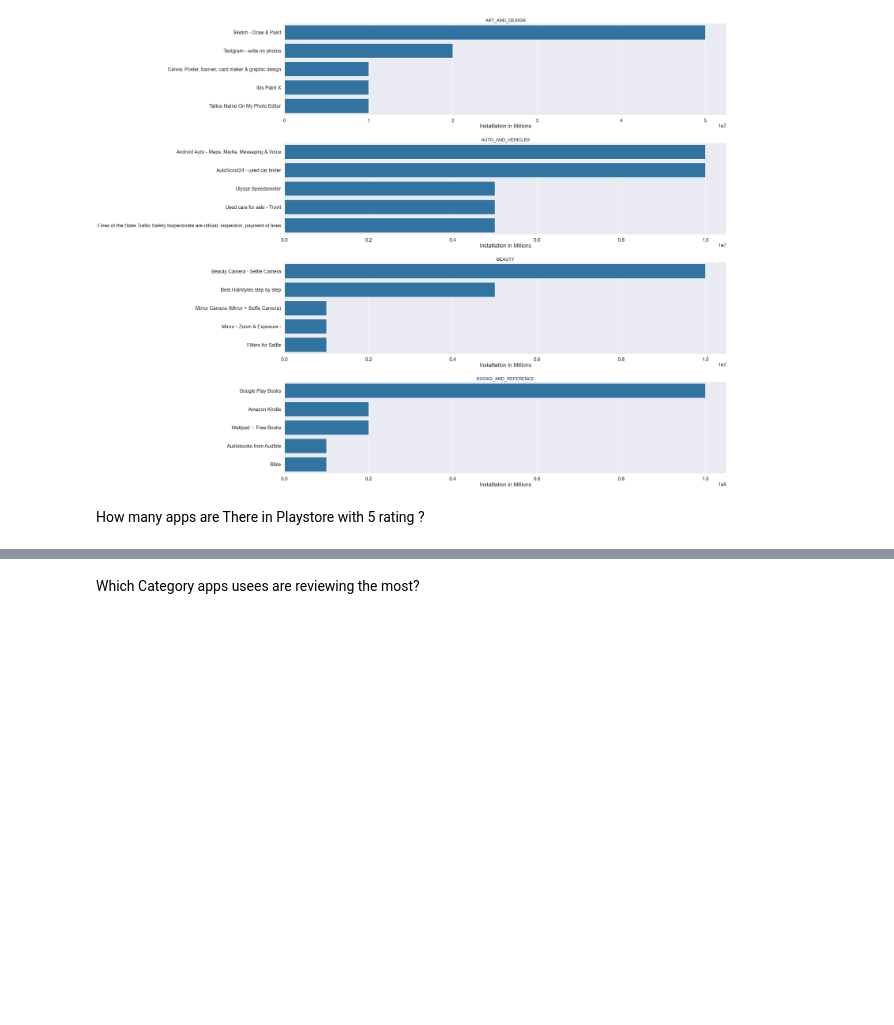
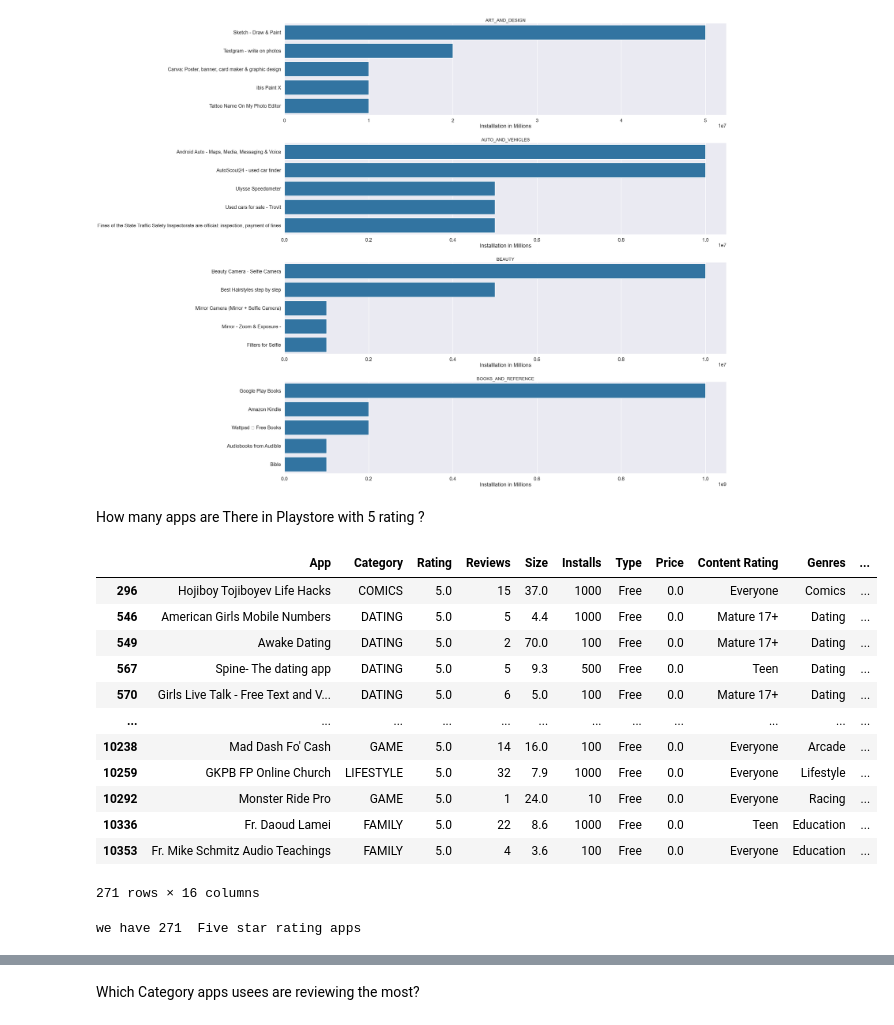
Before and after one commit to FairozAhmadSheikh/ML_bootcamp, a Jupyter notebook: Exploratory_DataAnalysis/Eda_Assignment.ipynb, the cells around one changed output, grey strips where cells are left out. Drawn from its saved outputs; the diff is of its cells as text; code cells hidden in the pictures; blank space fills up the shorter version.

```diff
--- a/Exploratory_DataAnalysis/Eda_Assignment.ipynb
+++ b/Exploratory_DataAnalysis/Eda_Assignment.ipynb
@@ -135,3 +135,24 @@ plt.show()
 [figure]
 # %% [markdown]
 How many apps are There in Playstore with 5 rating ?
+# %%
+datacopy[datacopy['Rating']==5]
+# %% [output]
+|  | App | Category | Rating | Reviews | Size | Installs | Type | Price | Content Rating | Genres | ... |
+| 296 | Hojiboy Tojiboyev Life Hacks | COMICS | 5.0 | 15 | 37.0 | 1000 | Free | 0.0 | Everyone | Comics | ... |
+| 546 | American Girls Mobile Numbers | DATING | 5.0 | 5 | 4.4 | 1000 | Free | 0.0 | Mature 17+ | Dating | ... |
+| 549 | Awake Dating | DATING | 5.0 | 2 | 70.0 | 100 | Free | 0.0 | Mature 17+ | Dating | ... |
+| 567 | Spine- The dating app | DATING | 5.0 | 5 | 9.3 | 500 | Free | 0.0 | Teen | Dating | ... |
+| 570 | Girls Live Talk - Free Text and V... | DATING | 5.0 | 6 | 5.0 | 100 | Free | 0.0 | Mature 17+ | Dating | ... |
+| ... | ... | ... | ... | ... | ... | ... | ... | ... | ... | ... | ... |
+| 10238 | Mad Dash Fo' Cash | GAME | 5.0 | 14 | 16.0 | 100 | Free | 0.0 | Everyone | Arcade | ... |
+| 10259 | GKPB FP Online Church | LIFESTYLE | 5.0 | 32 | 7.9 | 1000 | Free | 0.0 | Everyone | Lifestyle | ... |
+| 10292 | Monster Ride Pro | GAME | 5.0 | 1 | 24.0 | 10 | Free | 0.0 | Everyone | Racing | ... |
+| 10336 | Fr. Daoud Lamei | FAMILY | 5.0 | 22 | 8.6 | 1000 | Free | 0.0 | Teen | Education | ... |
+| 10353 | Fr. Mike Schmitz Audio Teachings | FAMILY | 5.0 | 4 | 3.6 | 100 | Free | 0.0 | Everyone | Education | ... |
+271 rows × 16 columns
+# %%
+how_many_5stars=len(datacopy[datacopy['Rating']==5])
+print(f'we have {how_many_5stars}  Five star rating apps')
+# %% [output]
+we have 271  Five star rating apps
```
Also changed, not shown: parts of 1 cell of this notebook.
